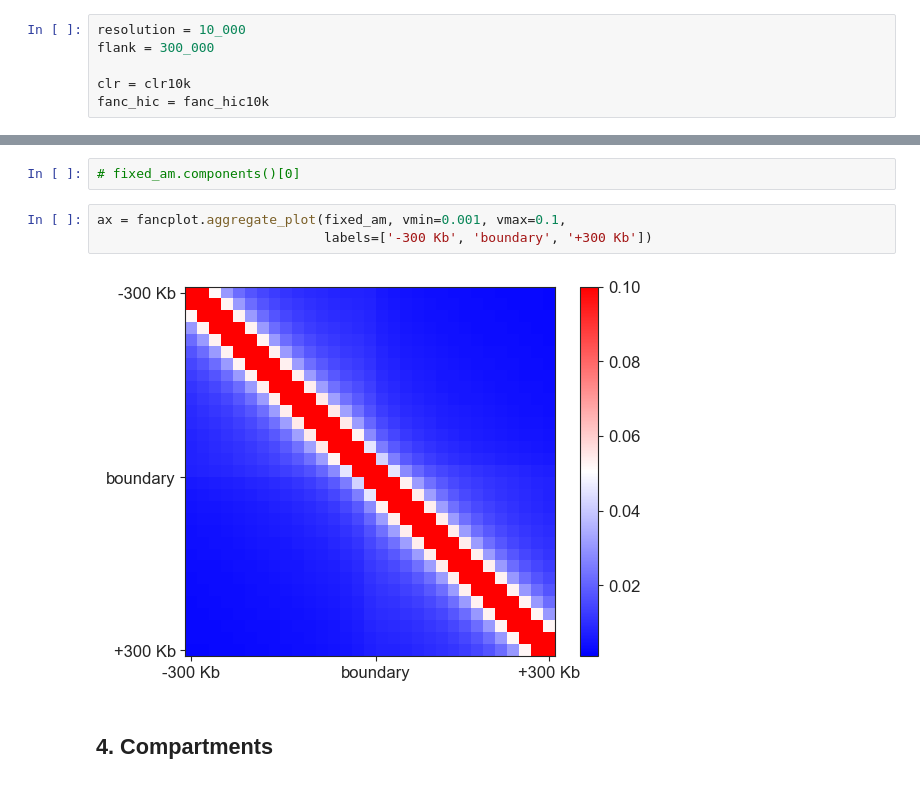
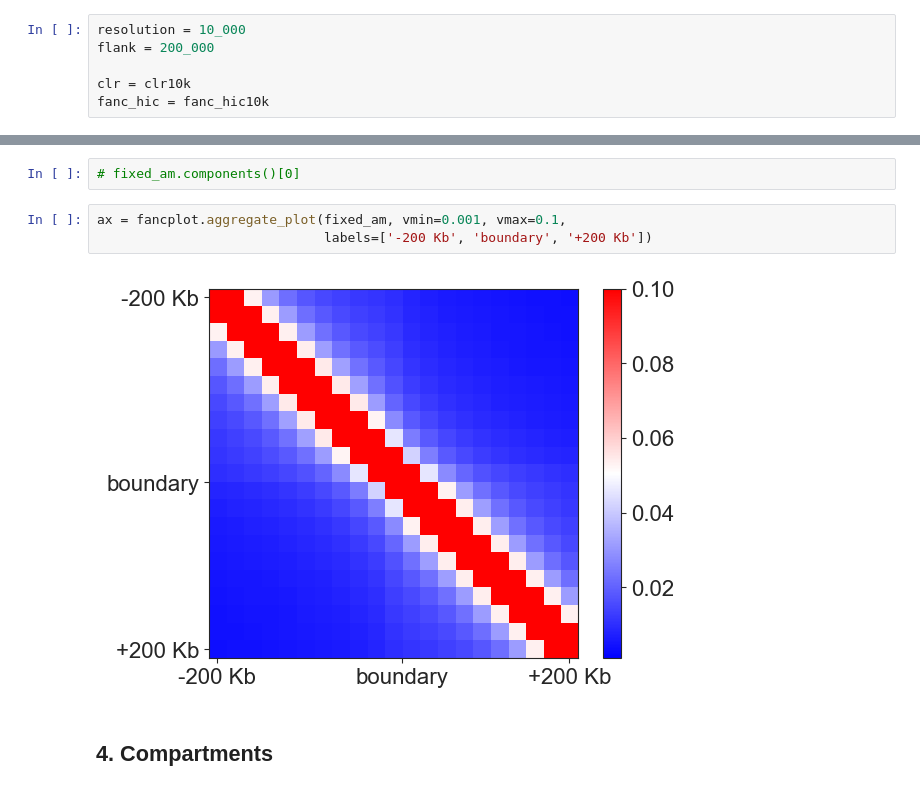
Before and after one commit to open2c/open2c_vignettes, a Jupyter notebook: cooltools_manuscript/Benchmark-and-FANC-comparison.ipynb, the cells around one changed output, grey strips where cells are left out. Drawn from its saved outputs; the diff is of its cells as text.

```diff
--- a/cooltools_manuscript/Benchmark-and-FANC-comparison.ipynb
+++ b/cooltools_manuscript/Benchmark-and-FANC-comparison.ipynb
@@ -529,7 +537,7 @@ Matrices 100% (5766 of 5766) |###########| Elapsed Time: 0:00:27 Time:  0:00:27
 ### Qualitative comparison
 # %%
 resolution = 10_000
-flank = 300_000
+flank = 200_000
 
 clr = clr10k
 fanc_hic = fanc_hic10k
@@ -576,9 +584,9 @@ Matrices 100% (5766 of 5766) |###########| Elapsed Time: 0:01:06 Time:  0:01:06
 # fixed_am.components()[0]
 # %%
 ax = fancplot.aggregate_plot(fixed_am, vmin=0.001, vmax=0.1,
-                             labels=['-300 Kb', 'boundary', '+300 Kb'])
+                             labels=['-200 Kb', 'boundary', '+200 Kb'])
 # %% [output]
-[figure, old version]
+[figure, new version]
 # %% [markdown]
 ## 4. Compartments
 # %%
```
Also changed, not shown: parts of 21 cells of this notebook, 1 other file.
